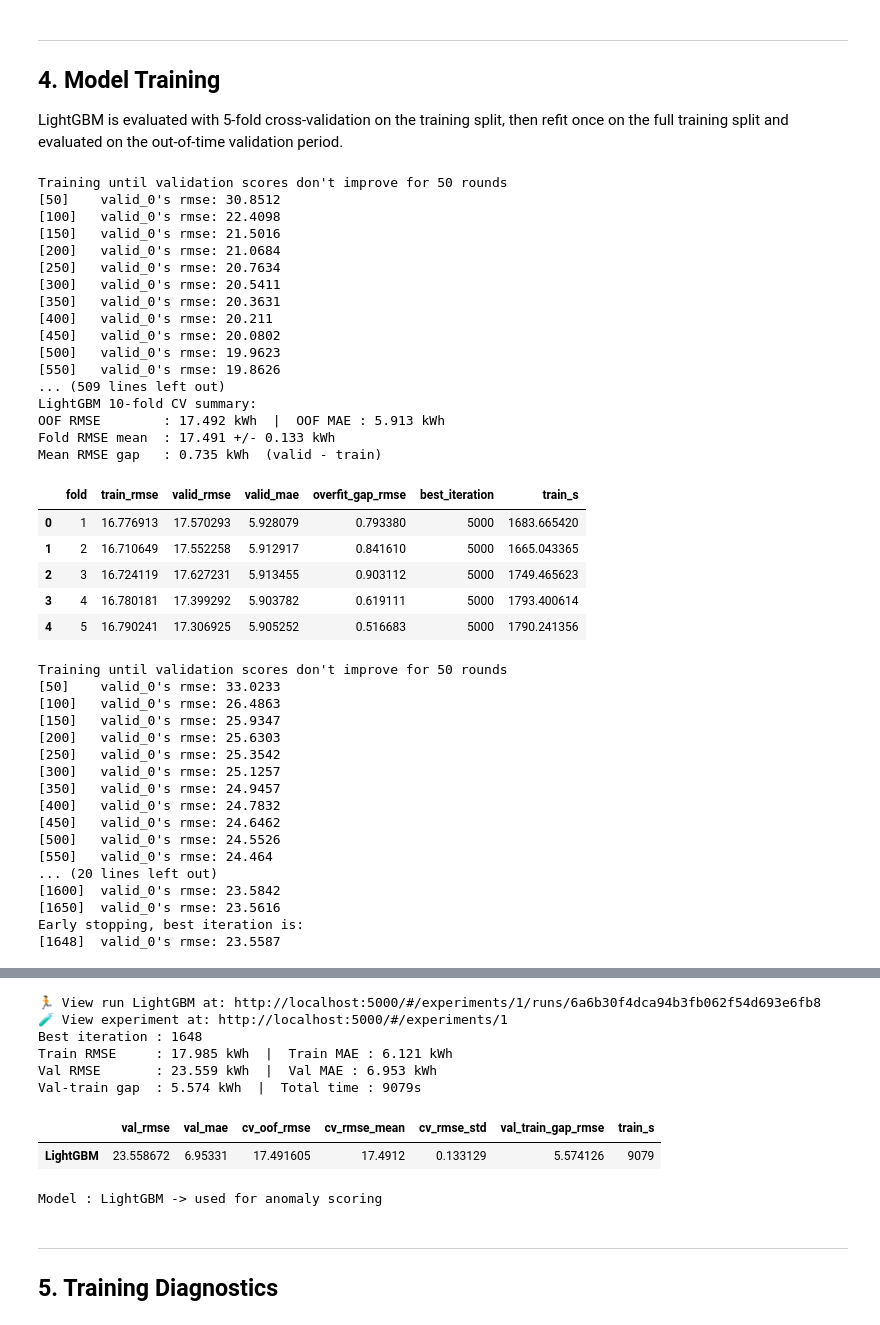
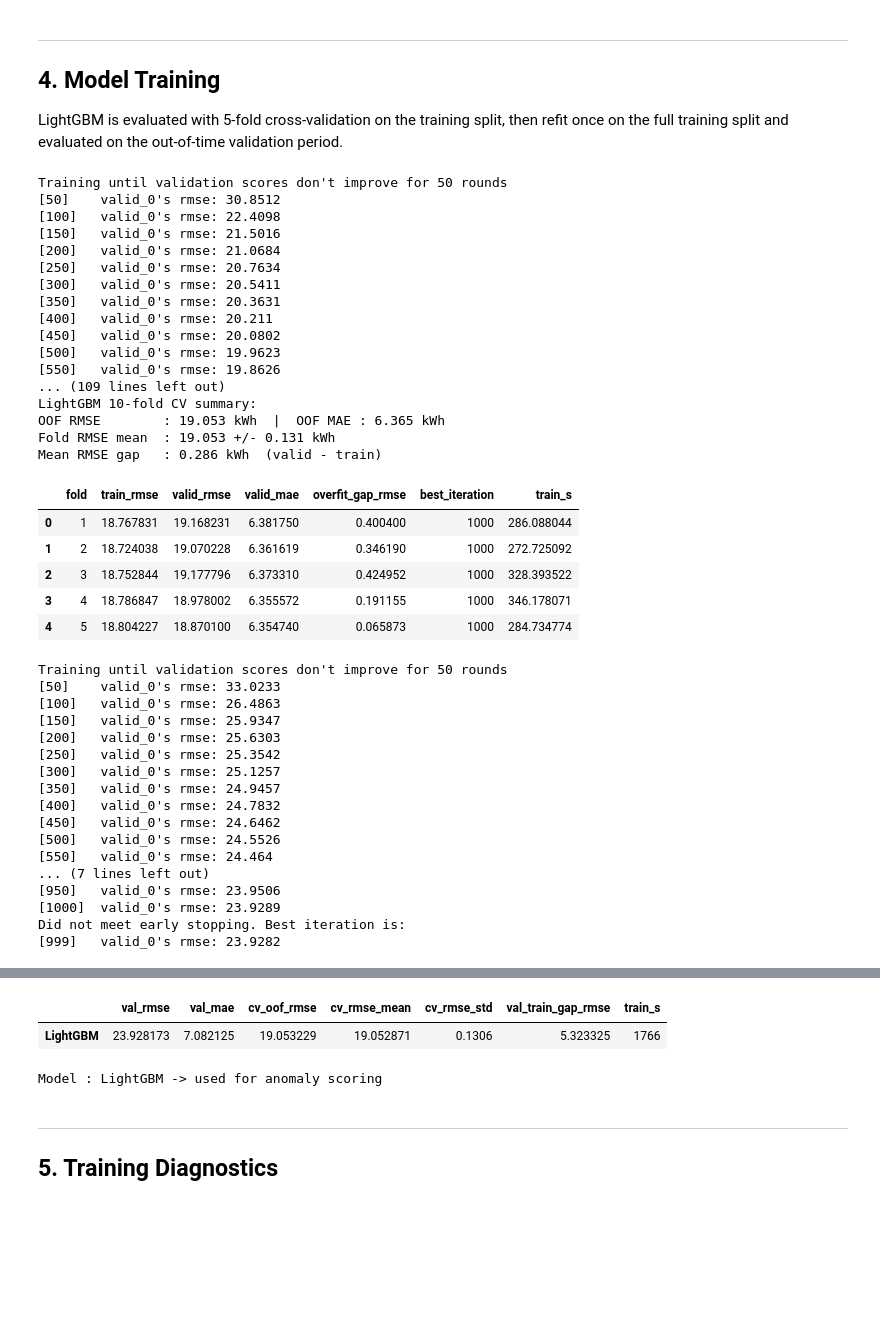
Before and after one commit to stardust-zip/dmp-project, a Jupyter notebook: notebooks/anomaly-detection/03_stage3_residual_anomaly_detection.ipynb, the cells around one changed output, grey strips where cells are left out. Cells and saved outputs as stored; diff of their text form; code cells hidden in the pictures; blank space fills up the shorter version.

```diff
--- a/notebooks/anomaly-detection/03_stage3_residual_anomaly_detection.ipynb
+++ b/notebooks/anomaly-detection/03_stage3_residual_anomaly_detection.ipynb
@@ -197,7 +197,7 @@ LightGBM is evaluated with 5-fold cross-validation on the training split, then r
 lgb_params = {
     'objective'         : 'regression',
     'metric'            : 'rmse',
-    'n_estimators'      : 5000,
+    'n_estimators'      : 1000,
     'boosting'          : 'gbdt',
     'learning_rate'     : 0.05,
     'num_leaves'        : 255,
@@ -313,42 +313,42 @@ with mlflow.start_run(run_name='LightGBM') as lgbm_run:
         'cv_rmse_std': cv_rmse_std,
         'cv_gap_rmse_mean': cv_gap_mean,
         'train_rmse': train_rmse,
         'train_mae': train_mae,
         'val_rmse': val_rmse,
         'val_mae': val_mae,
         'val_overfit_gap_rmse': val_overfit_gap_rmse,
         'train_time_s': lgbm_time,
     })
     mlflow.lightgbm.log_model(model, 'model')
 
 print(f'Best iteration : {model.best_iteration_}')
 print(f'Train RMSE     : {train_rmse:.3f} kWh  |  Train MAE : {train_mae:.3f} kWh')
 print(f'Val RMSE       : {val_rmse:.3f} kWh  |  Val MAE : {val_mae:.3f} kWh')
 print(f'Val-train gap  : {val_overfit_gap_rmse:.3f} kWh  |  Total time : {lgbm_time:.0f}s')
 # %% [output]
 Training until validation scores don't improve for 50 rounds
 [50]    valid_0's rmse: 30.8512
 [100]   valid_0's rmse: 22.4098
 [150]   valid_0's rmse: 21.5016
 [200]   valid_0's rmse: 21.0684
 [250]   valid_0's rmse: 20.7634
 [300]   valid_0's rmse: 20.5411
 [350]   valid_0's rmse: 20.3631
 [400]   valid_0's rmse: 20.211
 [450]   valid_0's rmse: 20.0802
 [500]   valid_0's rmse: 19.9623
 [550]   valid_0's rmse: 19.8626
-... (509 lines left out)
+... (109 lines left out)
 LightGBM 10-fold CV summary:
-OOF RMSE        : 17.492 kWh  |  OOF MAE : 5.913 kWh
-Fold RMSE mean  : 17.491 +/- 0.133 kWh
-Mean RMSE gap   : 0.735 kWh  (valid - train)
+OOF RMSE        : 19.053 kWh  |  OOF MAE : 6.365 kWh
+Fold RMSE mean  : 19.053 +/- 0.131 kWh
+Mean RMSE gap   : 0.286 kWh  (valid - train)
 |  | fold | train_rmse | valid_rmse | valid_mae | overfit_gap_rmse | best_iteration | train_s |
-| 0 | 1 | 16.776913 | 17.570293 | 5.928079 | 0.793380 | 5000 | 1683.665420 |
-| 1 | 2 | 16.710649 | 17.552258 | 5.912917 | 0.841610 | 5000 | 1665.043365 |
-| 2 | 3 | 16.724119 | 17.627231 | 5.913455 | 0.903112 | 5000 | 1749.465623 |
-| 3 | 4 | 16.780181 | 17.399292 | 5.903782 | 0.619111 | 5000 | 1793.400614 |
-| 4 | 5 | 16.790241 | 17.306925 | 5.905252 | 0.516683 | 5000 | 1790.241356 |
+| 0 | 1 | 18.767831 | 19.168231 | 6.381750 | 0.400400 | 1000 | 286.088044 |
+| 1 | 2 | 18.724038 | 19.070228 | 6.361619 | 0.346190 | 1000 | 272.725092 |
+| 2 | 3 | 18.752844 | 19.177796 | 6.373310 | 0.424952 | 1000 | 328.393522 |
+| 3 | 4 | 18.786847 | 18.978002 | 6.355572 | 0.191155 | 1000 | 346.178071 |
+| 4 | 5 | 18.804227 | 18.870100 | 6.354740 | 0.065873 | 1000 | 284.734774 |
 Training until validation scores don't improve for 50 rounds
 [50]    valid_0's rmse: 33.0233
 [100]   valid_0's rmse: 26.4863
@@ -361,8 +361,8 @@ Training until validation scores don't improve for 50 rounds
 [450]   valid_0's rmse: 24.6462
 [500]   valid_0's rmse: 24.5526
 [550]   valid_0's rmse: 24.464
-... (20 lines left out)
-[1600]  valid_0's rmse: 23.5842
-[1650]  valid_0's rmse: 23.5616
-Early stopping, best iteration is:
-[1648]  valid_0's rmse: 23.5587
+... (7 lines left out)
+[950]   valid_0's rmse: 23.9506
+[1000]  valid_0's rmse: 23.9289
+Did not meet early stopping. Best iteration is:
+[999]   valid_0's rmse: 23.9282
@@ -371,9 +370,3 @@ Early stopping, best iteration is:
-🏃 View run LightGBM at: http://localhost:5000/#/experiments/1/runs/6a6b30f4dca94b3fb062f54d693e6fb8
-🧪 View experiment at: http://localhost:5000/#/experiments/1
-Best iteration : 1648
-Train RMSE     : 17.985 kWh  |  Train MAE : 6.121 kWh
-Val RMSE       : 23.559 kWh  |  Val MAE : 6.953 kWh
-Val-train gap  : 5.574 kWh  |  Total time : 9079s
 # %%
 ### 4b. Summary
 
@@ -394,7 +387,7 @@ BEST_MODEL_KEY = 'lgbm'
 print(f'Model : {BEST_MODEL} -> used for anomaly scoring')
 # %% [output]
 |  | val_rmse | val_mae | cv_oof_rmse | cv_rmse_mean | cv_rmse_std | val_train_gap_rmse | train_s |
-| LightGBM | 23.558672 | 6.95331 | 17.491605 | 17.4912 | 0.133129 | 5.574126 | 9079 |
+| LightGBM | 23.928173 | 7.082125 | 19.053229 | 19.052871 | 0.1306 | 5.323325 | 1766 |
 Model : LightGBM -> used for anomaly scoring
 # %% [markdown]
 ---
```
Also changed, not shown: parts of 9 cells of this notebook, 1 other file.
